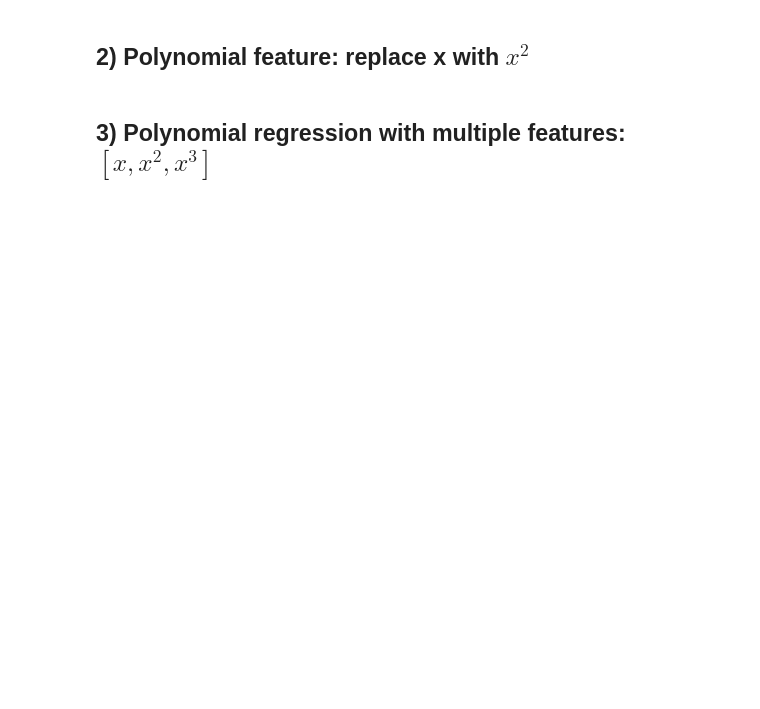
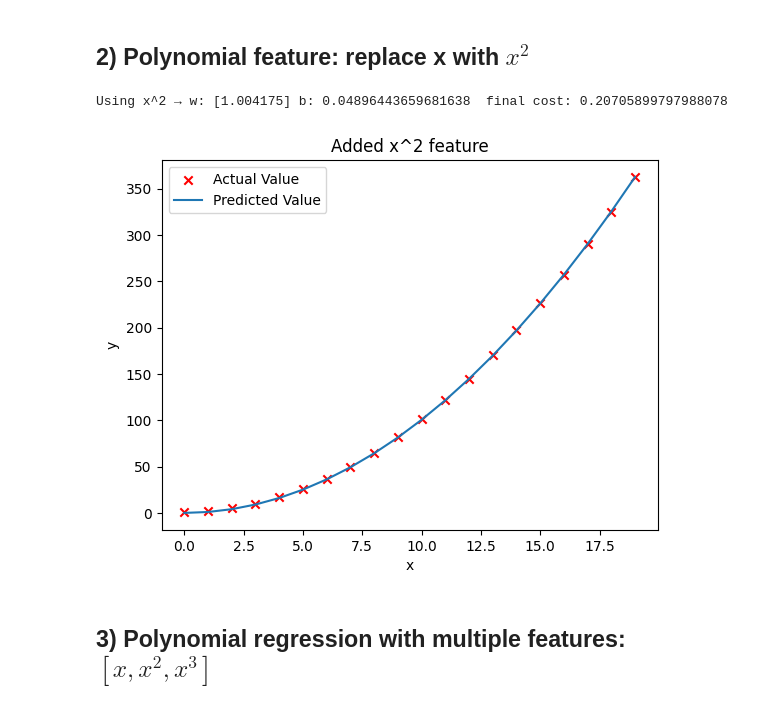
Before and after one commit to asupraja3/ml-ng-notebooks, a Jupyter notebook: FeatureEngineering_and_PolynomialRegression.ipynb, the cells around one changed output. Cells and saved outputs as stored; diff of their text form; code cells hidden in the pictures; blank space fills up the shorter version.

```diff
--- a/FeatureEngineering_and_PolynomialRegression.ipynb
+++ b/FeatureEngineering_and_PolynomialRegression.ipynb
@@ -84,18 +169,31 @@ for t in range(0, 1001, 100):
 # %% [markdown]
 ## 2) Polynomial feature: replace x with $x^2$
 # %%
-
-# Engineer feature: x^2 instead of x
-x_sq = (x**2).reshape(-1, 1)
+# Feature engineering: use x^2 instead of x
+# Since the true relationship is y = 1 + x^2, this feature should fit perfectly
+x_sq = (x**2).reshape(-1, 1)   # Compute square of each x, reshape into column vector
 X = x_sq
 
+# Run gradient descent on the new feature
+# - Smaller learning rate (alpha=1e-5) is needed because x^2 values are much larger
+# - More iterations (10,000) to ensure convergence
 w2, b2, J_hist2, _ = gradient_descent(X, y, alpha=1e-5, iters=10_000)
 
+# Print the learned parameters and final cost
 print("Using x^2 → w:", w2, "b:", b2, " final cost:", J_hist2[-1])
 
-plt.scatter(x, y, marker='x', c='r', label="Actual Value")
-plt.plot(x, X @ w2 + b2, label="Predicted Value")
-plt.xlabel("x"); plt.ylabel("y"); plt.title("Added x^2 feature"); plt.legend(); plt.show()
+# Plot actual vs predicted values
+plt.scatter(x, y, marker='x', c='r', label="Actual Value")   # Actual quadratic data
+plt.plot(x, X @ w2 + b2, label="Predicted Value")            # Model predictions
+plt.xlabel("x")
+plt.ylabel("y")
+plt.title("Added x^2 feature")
+plt.legend()
+plt.show()
+##Plot: The predicted curve (blue) matches the actual quadratic data (red) almost perfectly.
+# %% [output]
+Using x^2 → w: [1.004175] b: 0.04896443659681638  final cost: 0.20705899797988078
+[figure, added]
 # %% [markdown]
 ## 3) Polynomial regression with multiple features: $[x, x^2, x^3]$
 # %%
```
Also changed, not shown: parts of 6 cells of this notebook.
